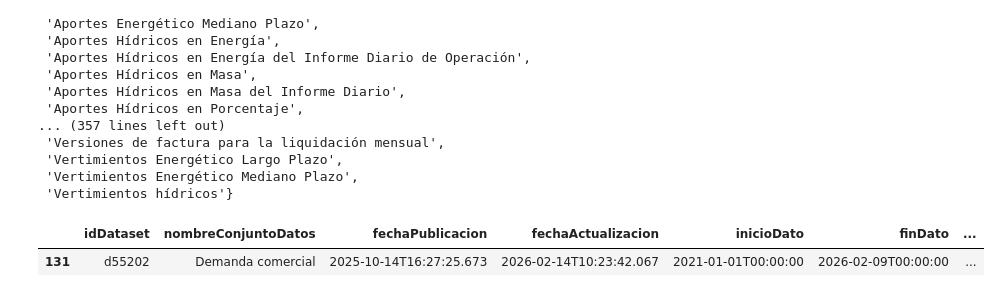
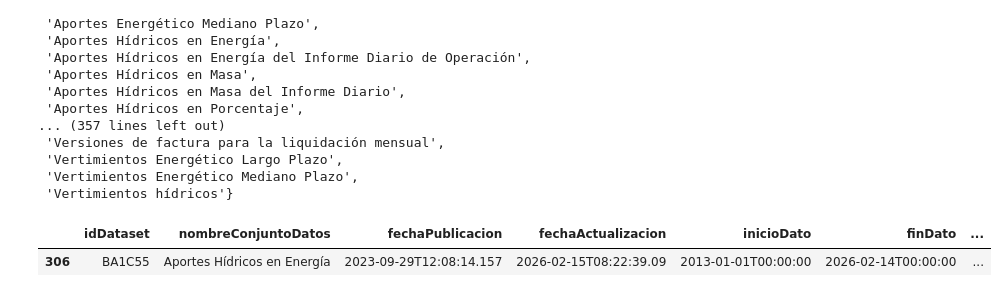
Before and after one commit to shaka03/bot_futuros, a Jupyter notebook: notebooks/Derivex_Spot.ipynb, the cells around one changed output. Saved outputs shown, nothing was run; the diff lists cells and outputs as text; code cells hidden in the pictures.

```diff
--- a/notebooks/Derivex_Spot.ipynb
+++ b/notebooks/Derivex_Spot.ipynb
@@ -36,10 +36,10 @@ set(df_cat["nombreConjuntoDatos"])
  'Vertimientos Energético Mediano Plazo',
  'Vertimientos hídricos'}
 # %%
-nombre = "Demanda comercial"
+nombre = "Aportes Hídricos en Energía"
 df_cat[df_cat["nombreConjuntoDatos"] == nombre]
 # %% [output]
 |  | idDataset | nombreConjuntoDatos | fechaPublicacion | fechaActualizacion | inicioDato | finDato | ... |
-| 131 | d55202 | Demanda comercial | 2025-10-14T16:27:25.673 | 2026-02-14T10:23:42.067 | 2021-01-01T00:00:00 | 2026-02-09T00:00:00 | ... |
+| 306 | BA1C55 | Aportes Hídricos en Energía | 2023-09-29T12:08:14.157 | 2026-02-15T08:22:39.09 | 2013-01-01T00:00:00 | 2026-02-14T00:00:00 | ... |
 # %%
 # Descargar
```
Also changed, not shown: parts of 1 cell of this notebook, 2 other files.
